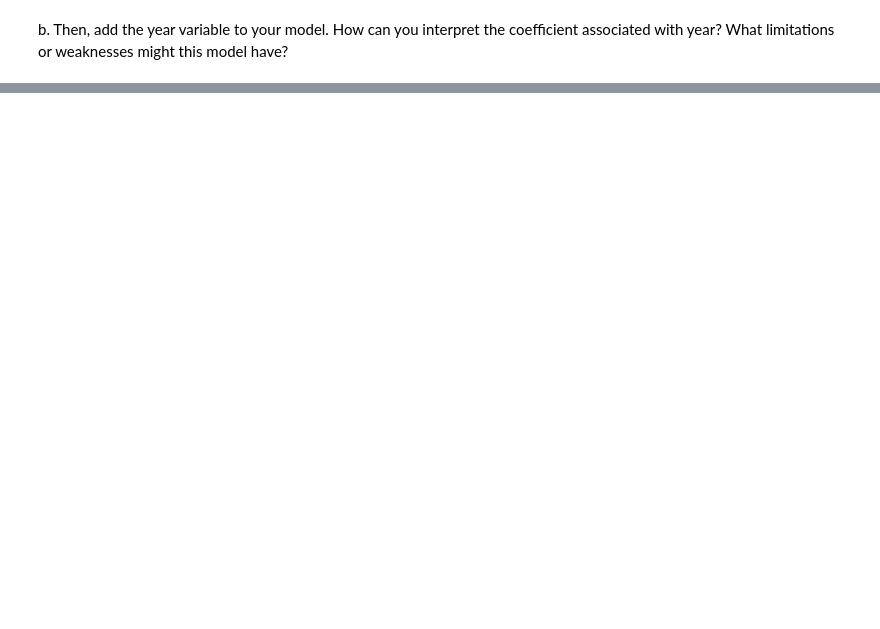
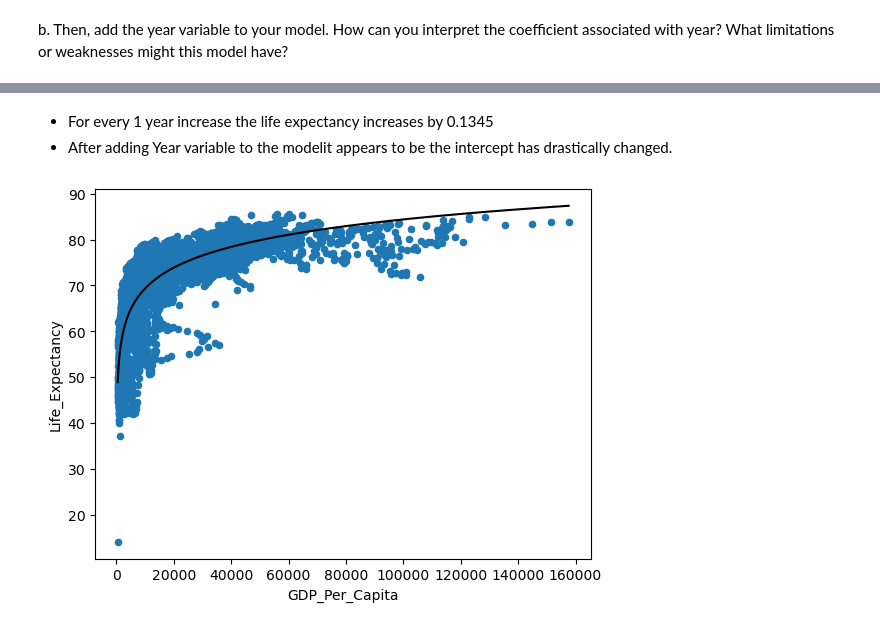
Before and after one commit to nss-data-science-cohort-9/un-linear-regression-ADoddala, a Jupyter notebook: notebooks/linear_regression_practice.ipynb, the cells around one changed output, grey strips where cells are left out. Drawn from its saved outputs; the diff is of its cells as text; code cells hidden in the pictures; blank space fills up the shorter version.

```diff
--- a/notebooks/linear_regression_practice.ipynb
+++ b/notebooks/linear_regression_practice.ipynb
@@ -290,3 +319,5 @@ c. Plot the actual values compared to your models' estimates for the mean life e
 4. Finally, return to the full dataset.
 # %% [markdown]
 a. First, fit a linear regression model for life expectancy based on the log of gdp per capita.
+# %%
+gdp_le['log_GDP'] = np.log(gdp_le['GDP_Per_Capita'])
@@ -292,0 +338,2 @@ a. First, fit a linear regression model for life expectancy based on the log of
+# %%
+lr_log_gdp_le = smf.ols('Life_Expectancy ~ log_GDP', data = gdp_le).fit()
@@ -294,0 +391,9 @@ b. Then, add the year variable to your model. How can you interpret the coeffici
+# %% [markdown]
+* For every 1 year increase the life expectancy increases by 0.1345
+* After adding Year variable to the modelit appears to be the intercept has drastically changed.
+# %%
+gdp_le_sorted = gdp_le.sort_values(by='GDP_Per_Capita')
+gdp_le_sorted.plot(kind = "scatter", x = 'GDP_Per_Capita', y = 'Life_Expectancy')
+plt.plot(gdp_le_sorted['GDP_Per_Capita'],lr_log_gdp_le.fittedvalues.loc[gdp_le_sorted.index],color = 'black');
+# %% [output]
+[figure, added]
```
Also changed, not shown: parts of 9 cells of this notebook.
